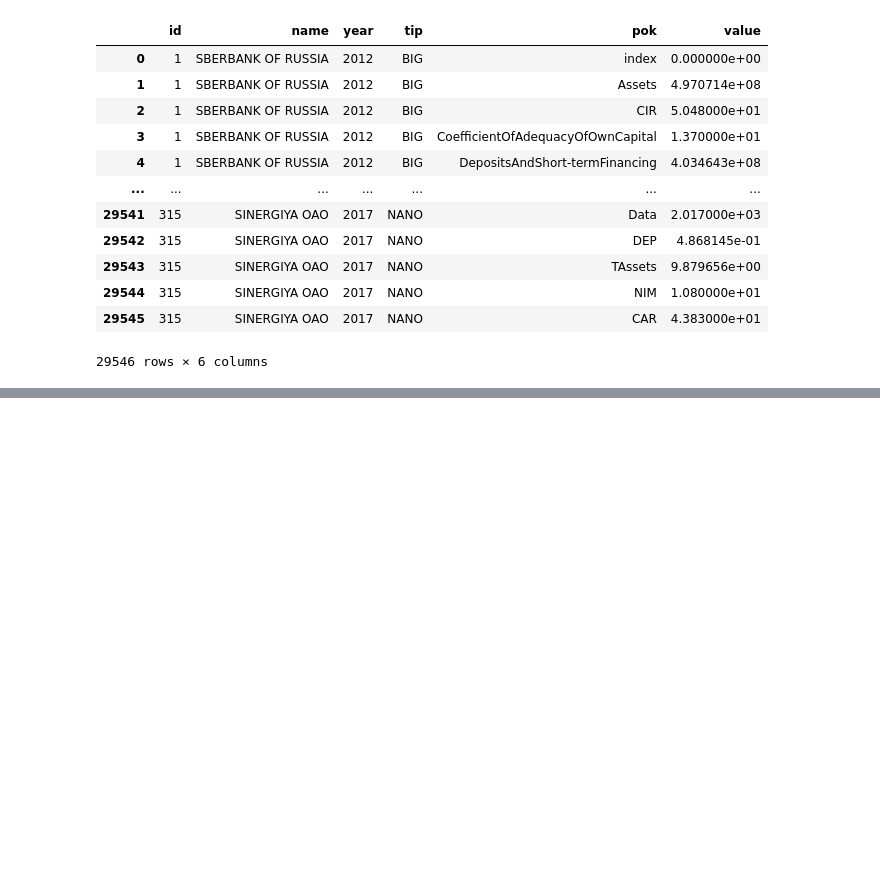
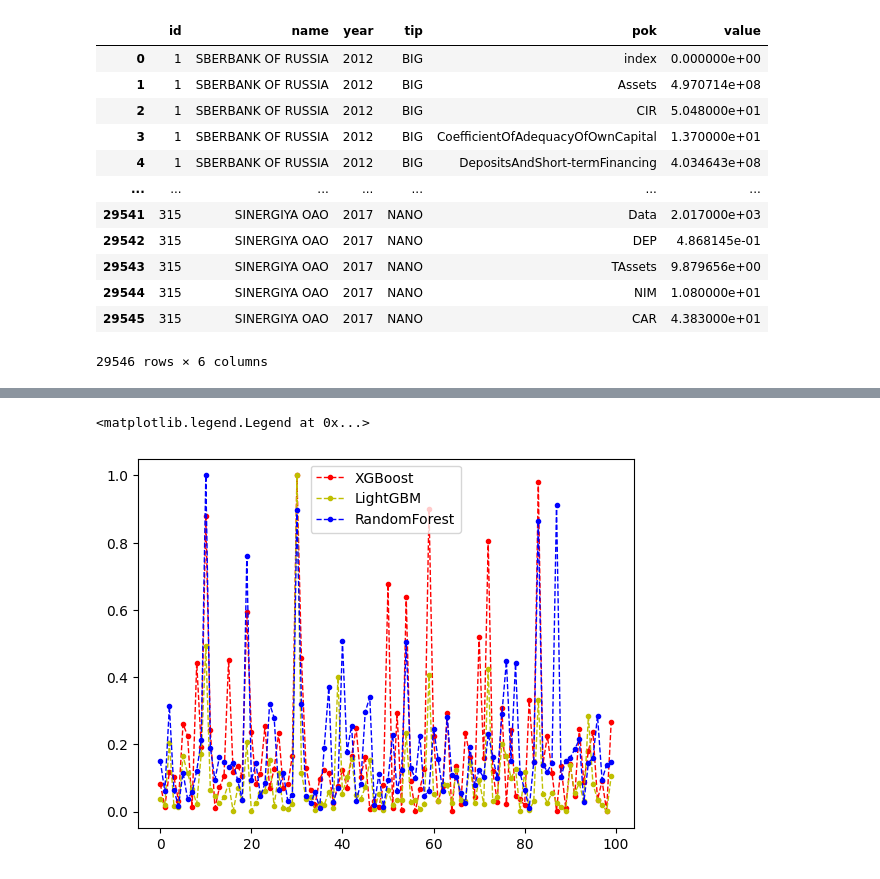
Before and after one commit to DilshodN/diploma2, a Jupyter notebook: diploma.ipynb, the cells around one changed output, grey strips where cells are left out. Cells and saved outputs as stored; diff of their text form; code cells hidden in the pictures; blank space fills up the shorter version.

```diff
--- a/diploma.ipynb
+++ b/diploma.ipynb
@@ -243,0 +288,8 @@ Name: Score, Length: 100, dtype: float64
+# %%
+parameters = {
+    'n_estimators': [200, 500],
+    'max_depth' : [4,5,6,7,8],
+}
+rfc = RandomForestRegressor(random_state=42)
+rfc_cv = GridSearchCV(estimator=rfc, param_grid=parameters, cv=5, verbose=2)
+rfc_cv.fit(x_train, y_train)
@@ -243,0 +342,9 @@ Name: Score, Length: 100, dtype: float64
+# %%
+plt.plot(np.arange(y_test.size), np.abs(xgb_gs.predict(x_test) - y_test) / np.max(np.abs(xgb_gs.predict(x_test) - y_test)), "r.--", label='XGBoost', lw=1)
+plt.plot(np.arange(y_test.size), np.abs(lgbmr_gs.predict(x_test) - y_test) / np.max(np.abs(lgbmr_gs.predict(x_test) - y_test)), "y.--", label='LightGBM', lw=1)
+plt.plot(np.arange(y_test.size), np.abs(rfc_cv.predict(x_test) - y_test) / np.max(np.abs(rfc_cv.predict(x_test) - y_test)), 'b.--', label='RandomForest', lw=1)
+
+plt.legend()
+# %% [output]
+<matplotlib.legend.Legend at 0x...>
+[figure, added]
```
Also changed, not shown: parts of 39 cells of this notebook.
